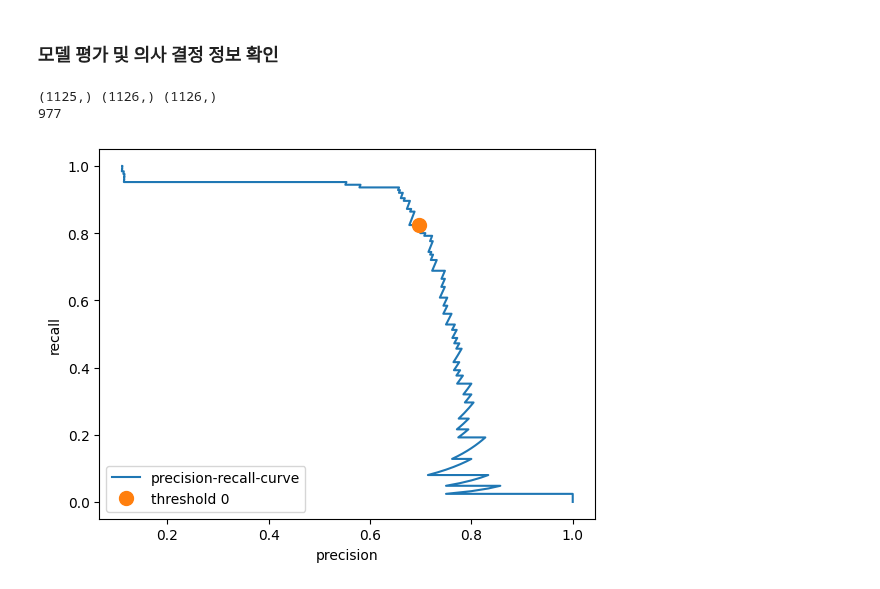
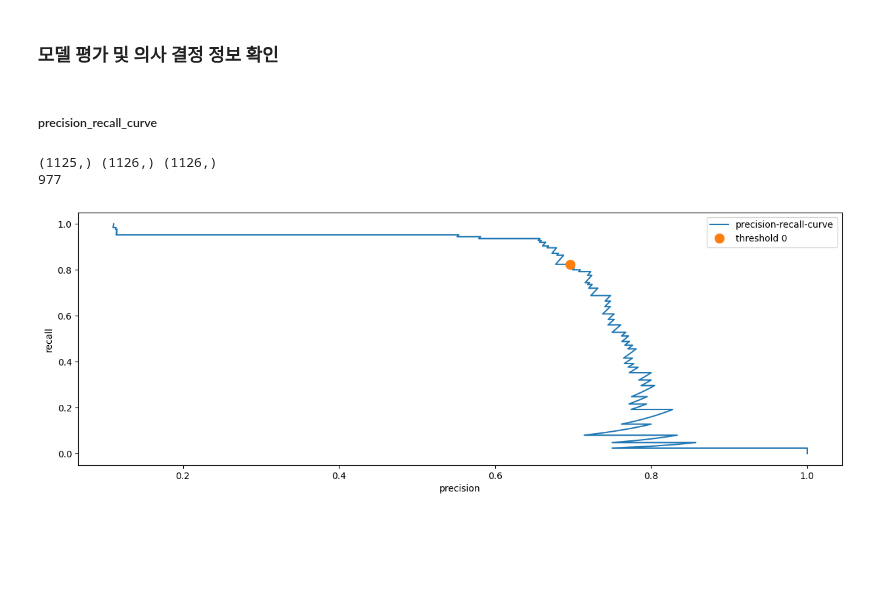
Before and after one commit to 2yuri89/workspace, a Jupyter notebook: ml-basic/example_15.ipynb, the cells around one changed output. Drawn from its saved outputs; the diff is of its cells as text; code cells hidden in the pictures; blank space fills up the shorter version.

```diff
--- a/ml-basic/example_15.ipynb
+++ b/ml-basic/example_15.ipynb
@@ -210,35 +208,38 @@ svc.fit(X_train, y_train)
 SVC(gamma=0.5)
 # %% [markdown]
 ### 모델 평가 및 의사 결정 정보 확인
+# %% [markdown]
+##### precision_recall_curve
 # %%
 # 모델 평가 및 의사 결정 정보 확인
 from sklearn.metrics import precision_recall_curve
 
 # 임계치의 변경에 따른 precision, recall의 변화률 도출
 
 # decision_function로 precision_recall_curve 그리기
 precisions, recalls, thresholds = precision_recall_curve(y_test, svc.decision_function(X_test))
 # 임계치를 주고, 그때의 precision 과 recall의 값이 나온다
 # thresholds는 기본 0인데, 변화를 줘서 그때의 precision 과 recall의 값 확인
 print( thresholds.shape, precisions.shape, recalls.shape )
 thresholds
 precisions  # min 0.11111111 > max 1
 recalls     # max 1 > min 0.
 
 # thresholds 값 출력
 idx = np.argmin(np.abs(thresholds)) # 0에 가장 가까운 threshold 값의 위치 찾기 > 기본값
 print( idx )
 
 # 시각화 하기
+plt.figure(figsize=(15, 5))
 plt.plot(precisions, recalls, label = 'precision-recall-curve')
 plt.plot(precisions[idx], recalls[idx], 'o', markersize = 10, label = 'threshold 0')# 임계치 기본값 지점 출력
 plt.xlabel('precision')
 plt.ylabel('recall')
 plt.legend()
 plt.show()
 
 # precision_recall_curve > 임계치(thresholds)를 바꿀때 변화되는 precision과 recall
 # %% [output]
 (1125,) (1126,) (1126,)
 977
-[figure, old version]
+[figure, new version]
```
Also changed, not shown: parts of 7 cells of this notebook.
